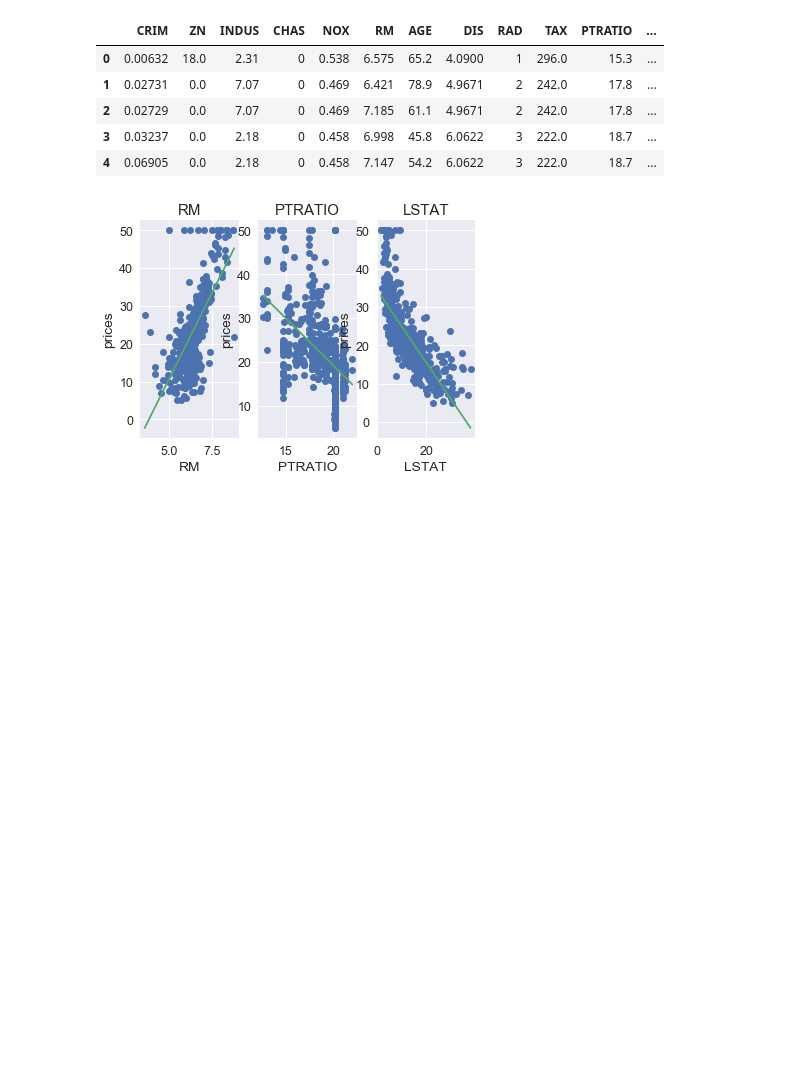
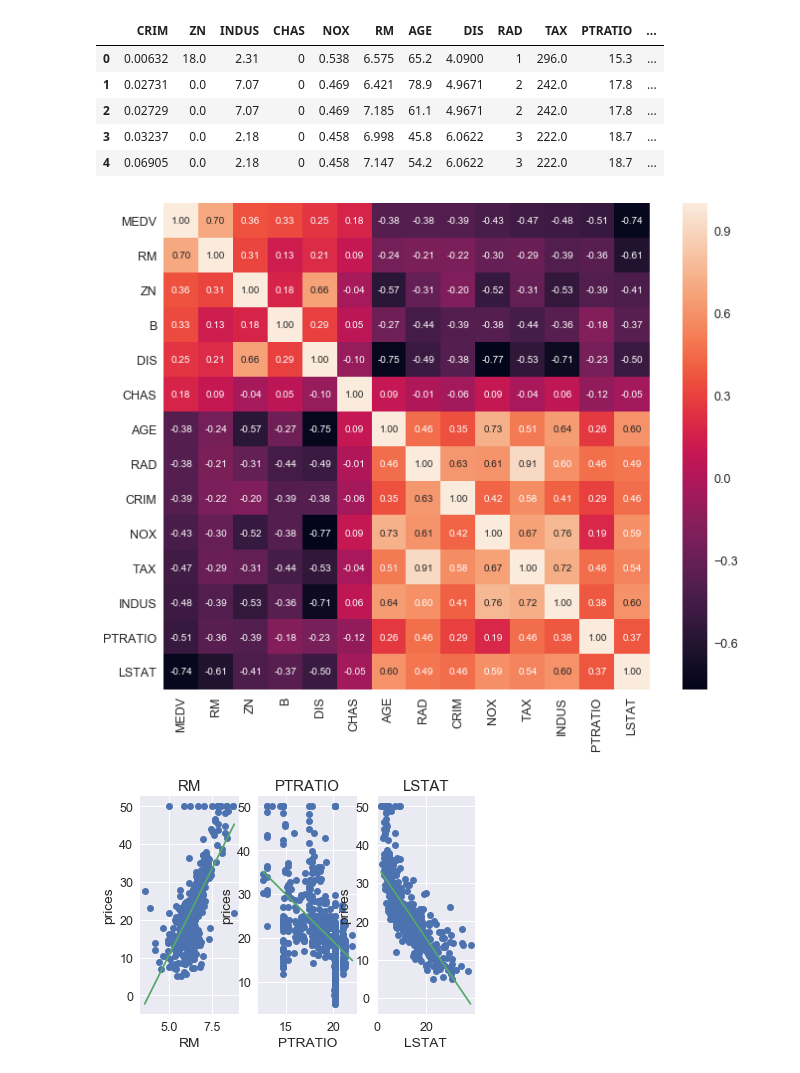
Before and after one commit to juvekaradheesh/Data-Mining, a Jupyter notebook: Linear Regression/Multi-variable Linear Regression.ipynb, the cells around one changed output. Cells and saved outputs as stored; diff of their text form; code cells hidden in the pictures; blank space fills up the shorter version.

```diff
--- a/Linear Regression/Multi-variable Linear Regression.ipynb
+++ b/Linear Regression/Multi-variable Linear Regression.ipynb
@@ -22,16 +22,18 @@ data.head()
 | 3 | 0.03237 | 0.0 | 2.18 | 0 | 0.458 | 6.998 | 45.8 | 6.0622 | 3 | 222.0 | 18.7 | ... |
 | 4 | 0.06905 | 0.0 | 2.18 | 0 | 0.458 | 7.147 | 54.2 | 6.0622 | 3 | 222.0 | 18.7 | ... |
 # %%
-# corrmat = data.corr()
-# f, ax = plt.subplots(figsize=(12, 9))
+corrmat = data.corr()
+f, ax = plt.subplots(figsize=(12, 9))
 
 
-# k = 3 #number of variables for heatmap
-# cols = corrmat.nlargest(k, 'MEDV')['MEDV'].index
-# cm = np.corrcoef(data[cols].values.T)
-# sns.set(font_scale=1.25)
-# hm = sns.heatmap(cm, cbar=True, annot=True, square=True, fmt='.2f', annot_kws={'size': 10}, yticklabels=cols.values, xticklabels=cols.values)
-# plt.show()
+k = 14 #number of variables for heatmap
+cols = corrmat.nlargest(k, 'MEDV')['MEDV'].index
+cm = np.corrcoef(data[cols].values.T)
+sns.set(font_scale=1.25)
+hm = sns.heatmap(cm, cbar=True, annot=True, square=True, fmt='.2f', annot_kws={'size': 10}, yticklabels=cols.values, xticklabels=cols.values)
+plt.show()
+# %% [output]
+[figure, added]
 # %%
 prices = data['MEDV']
 features = data.drop(['CRIM', 'ZN', 'INDUS', 'CHAS', 'NOX', 'AGE', 'DIS', 'RAD', 'TAX', 'B', 'MEDV'], axis = 1)
```
